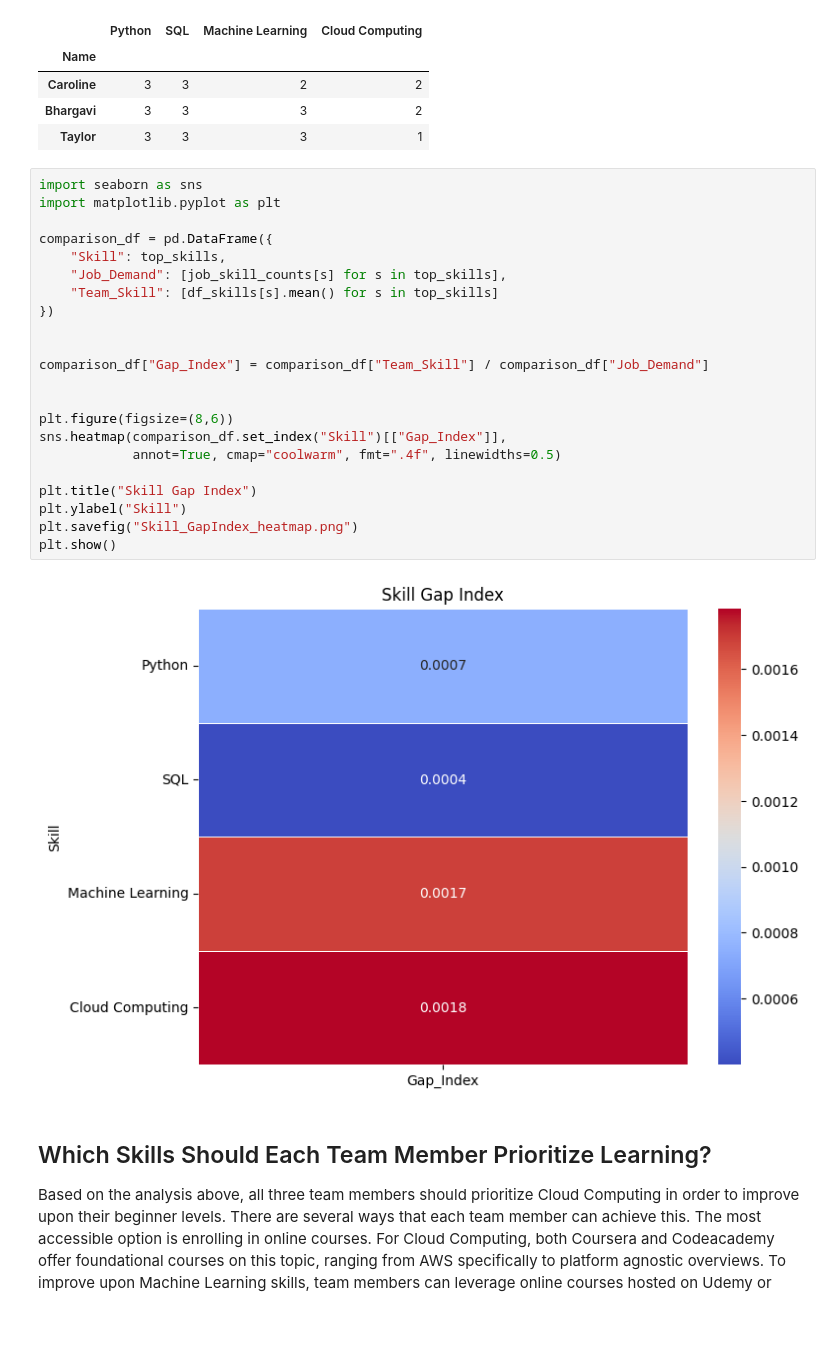
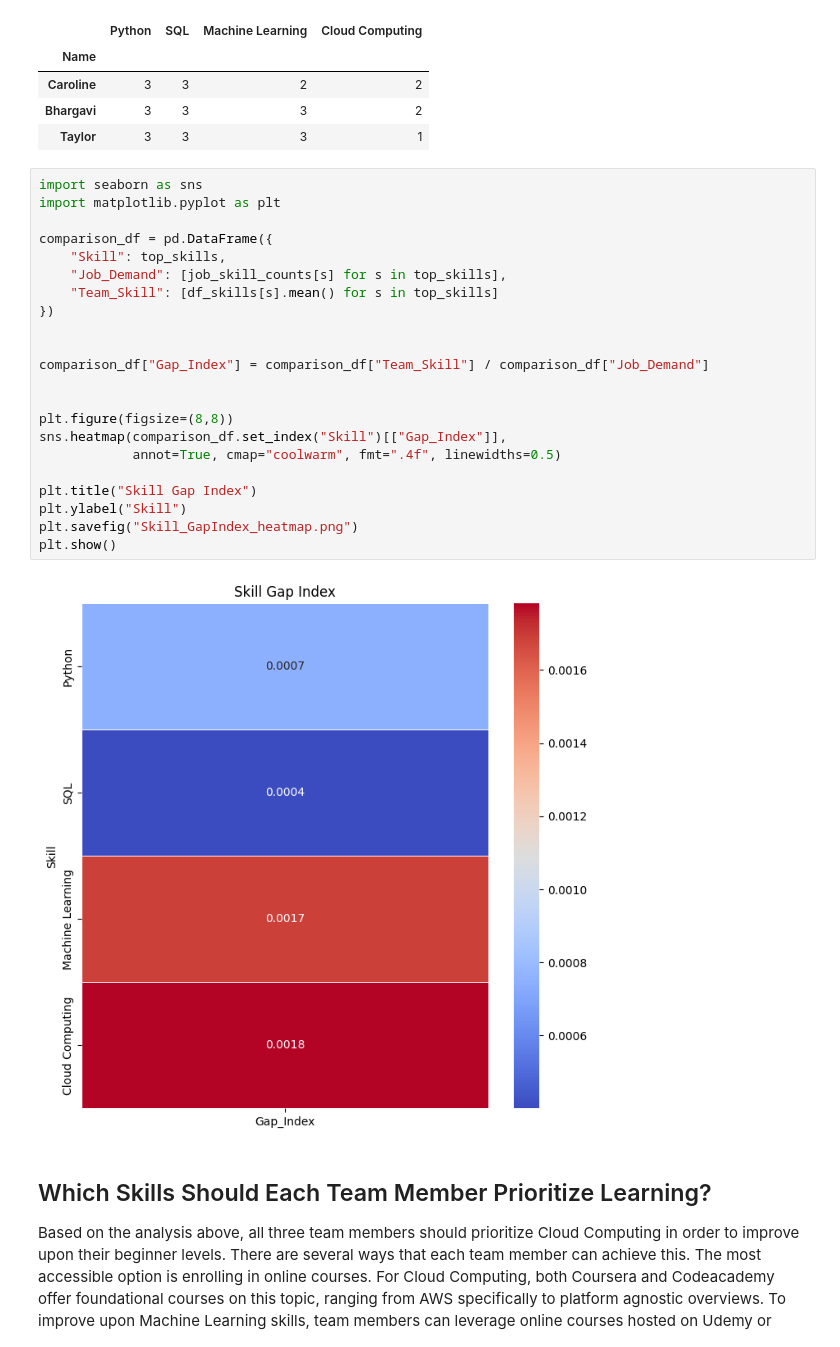
Before and after one commit to cosull93/AI-Careers-Group4, a Jupyter notebook: skill_gap_analysis.ipynb, the cells around one changed output. Drawn from its saved outputs; the diff is of its cells as text; blank space fills up the shorter version.

```diff
--- a/skill_gap_analysis.ipynb
+++ b/skill_gap_analysis.ipynb
@@ -161,27 +161,27 @@ Cloud Computing appears in 935 IT job postings
 # %%
 import seaborn as sns
 import matplotlib.pyplot as plt
 
 comparison_df = pd.DataFrame({
     "Skill": top_skills,
     "Job_Demand": [job_skill_counts[s] for s in top_skills],
     "Team_Skill": [df_skills[s].mean() for s in top_skills]
 })
 
 
 comparison_df["Gap_Index"] = comparison_df["Team_Skill"] / comparison_df["Job_Demand"]
 
 
-plt.figure(figsize=(8,6))
+plt.figure(figsize=(8,8))
 sns.heatmap(comparison_df.set_index("Skill")[["Gap_Index"]],
             annot=True, cmap="coolwarm", fmt=".4f", linewidths=0.5)
 
 plt.title("Skill Gap Index")
 plt.ylabel("Skill")
 plt.savefig("Skill_GapIndex_heatmap.png")
 plt.show()
 # %% [output]
-[figure, old version]
+[figure, new version]
 # %% [markdown]
 ## Which Skills Should Each Team Member Prioritize Learning?
 
```
Also changed, not shown: 1 other file.
